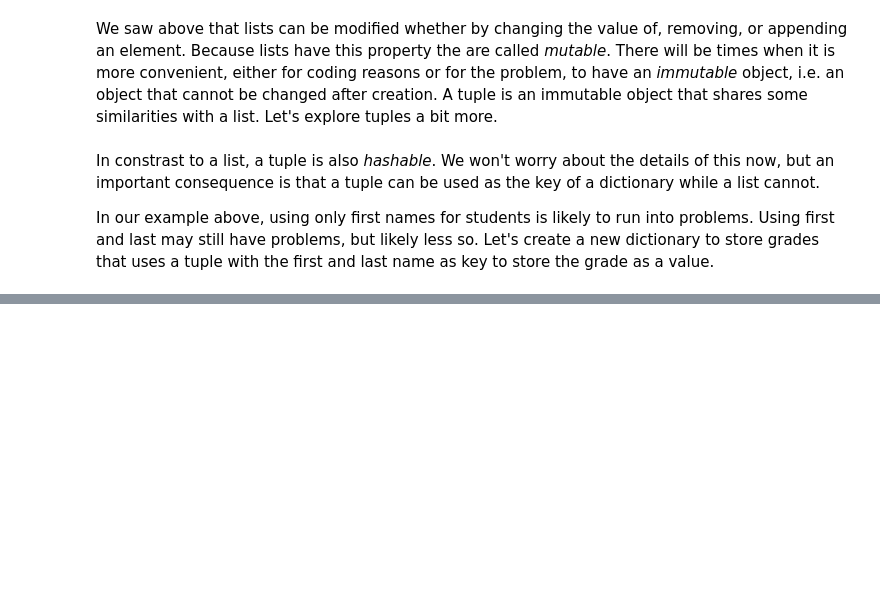
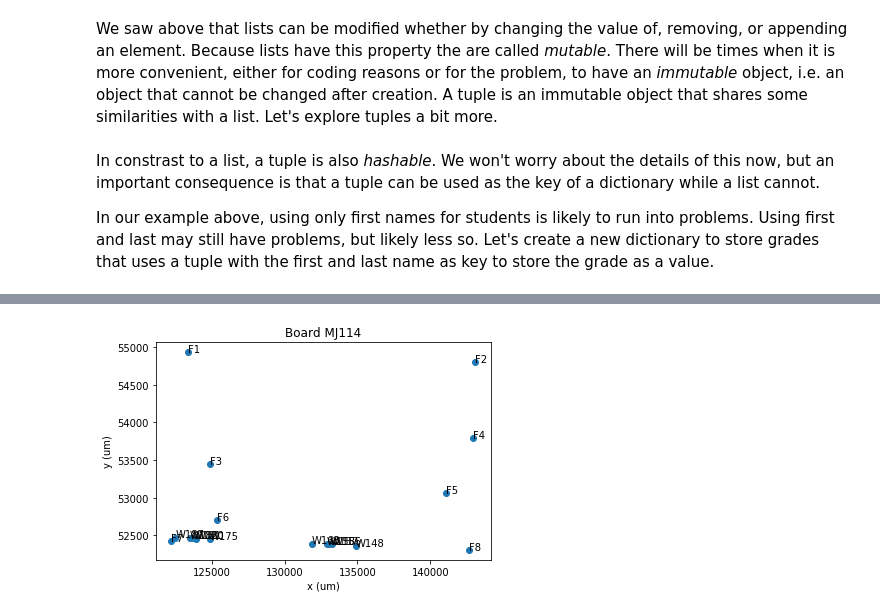
Before and after one commit to fgolf/comp-phys, a Jupyter notebook: intro-python/pyintro.ipynb, the cells around one changed output, grey strips where cells are left out. Saved outputs shown, nothing was run; the diff lists cells and outputs as text; code cells hidden in the pictures; blank space fills up the shorter version.

Commit message:
examples for second lecture covering more complex python usage, numpy, matplotlib, reading/writing files, classes, pandas, etc.

```diff
--- a/intro-python/pyintro.ipynb
+++ b/intro-python/pyintro.ipynb
@@ -354,0 +357,7 @@ for key,value in gdict.items():
+# %%
+infile = open('tfpx_board_measurements.csv','r')
+lines = infile.readlines()
+print(type(lines))
+print(len(lines))
+infile.close()
+print(lines[:5])
@@ -354,0 +370,12 @@ for key,value in gdict.items():
+# %%
+import string
+import numpy as np
+boards = {}
+for line in lines:
+    cols = [col.strip(string.whitespace) for col in line.strip(string.whitespace).split(',')]
+    if len(cols) != 4: continue
+    label_b,label_m,x,y = cols[0],cols[1],int(cols[2]),int(cols[3])
+    if label_b not in boards: boards[label_b] = {}
+    boards[label_b][label_m] = np.asarray((x,y))
+
+print(boards['MJ114'])
@@ -354,0 +394,9 @@ for key,value in gdict.items():
+# %%
+def get_board_x_y_coords(board):
+    current_board = boards[board]
+    xvals = np.asarray([item[0] for item in current_board.values()])
+    yvals = np.asarray([item[1] for item in current_board.values()])
+    return (xvals,yvals)
+
+(xvals_mj114,yvals_mj114) = get_board_x_y_coords('MJ114')
+print('Found {} x coordinates and {} y coordinates'.format(np.size(xvals_mj114),np.size(yvals_mj114)))
@@ -354,0 +413,12 @@ for key,value in gdict.items():
+# %%
+import matplotlib.pyplot as plt
+fig,ax = plt.subplots()
+ax.plot(xvals_mj114,yvals_mj114,'o')
+for x,y,label in list(zip(xvals_mj114,yvals_mj114,board_mj114.keys())):
+    ax.annotate(label,(x,y))
+ax.set_xlabel('x (um)')
+ax.set_ylabel('y (um)')
+ax.set_title('Board MJ114')
+plt.show()
+# %% [output]
+[figure, added]
```
Also changed, not shown: parts of 27 cells of this notebook, 5 other files.
